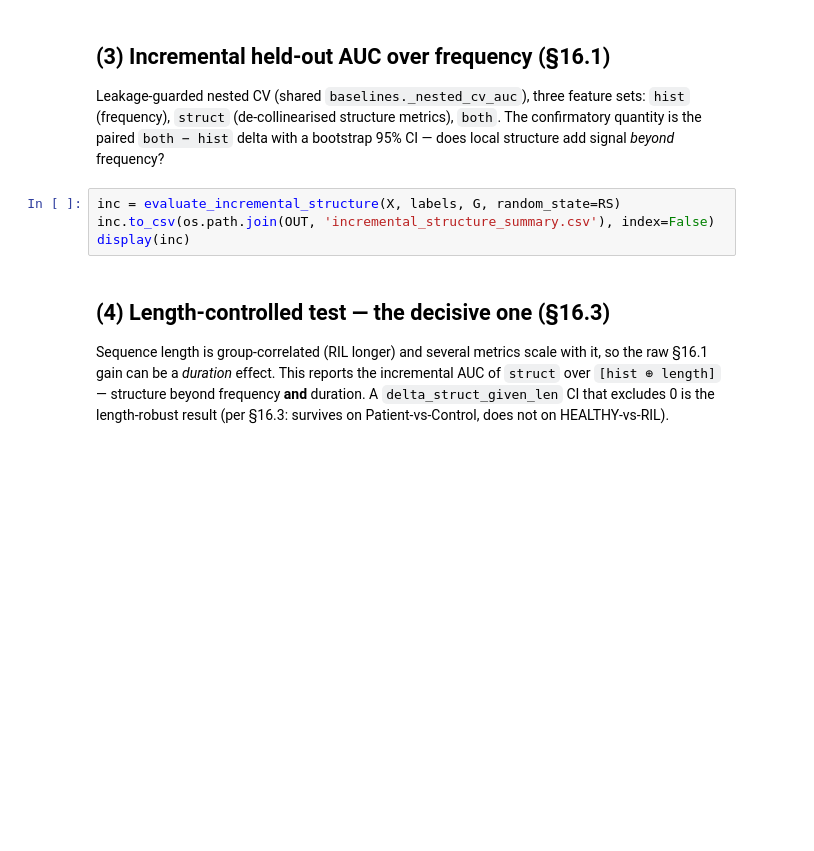
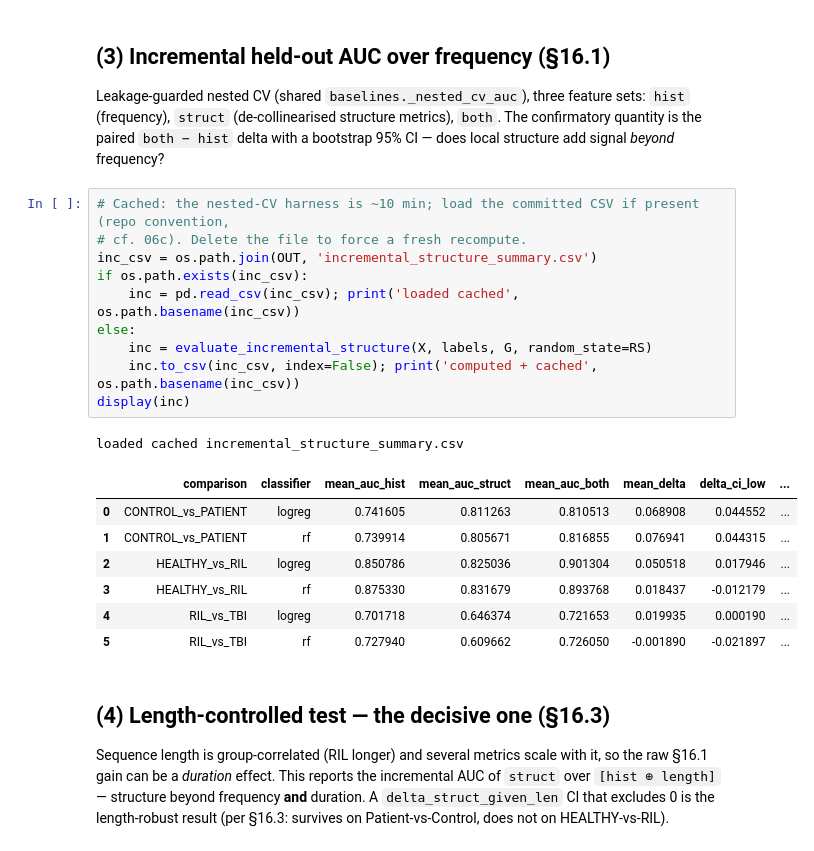
Before and after one commit to samperochon/smartflat, a Jupyter notebook: notebooks/06h_structure_metrics.ipynb, the cells around one changed output. Drawn from its saved outputs; the diff is of its cells as text; blank space fills up the shorter version.

```diff
--- a/notebooks/06h_structure_metrics.ipynb
+++ b/notebooks/06h_structure_metrics.ipynb
@@ -75,9 +106,24 @@ Leakage-guarded nested CV (shared `baselines._nested_cv_auc`), three feature set
 confirmatory quantity is the paired `both − hist` delta with a bootstrap 95% CI — does
 local structure add signal *beyond* frequency?
 # %%
-inc = evaluate_incremental_structure(X, labels, G, random_state=RS)
-inc.to_csv(os.path.join(OUT, 'incremental_structure_summary.csv'), index=False)
+# Cached: the nested-CV harness is ~10 min; load the committed CSV if present (repo convention,
+# cf. 06c). Delete the file to force a fresh recompute.
+inc_csv = os.path.join(OUT, 'incremental_structure_summary.csv')
+if os.path.exists(inc_csv):
+    inc = pd.read_csv(inc_csv); print('loaded cached', os.path.basename(inc_csv))
+else:
+    inc = evaluate_incremental_structure(X, labels, G, random_state=RS)
+    inc.to_csv(inc_csv, index=False); print('computed + cached', os.path.basename(inc_csv))
 display(inc)
+# %% [output]
+loaded cached incremental_structure_summary.csv
+|  | comparison | classifier | mean_auc_hist | mean_auc_struct | mean_auc_both | mean_delta | delta_ci_low | ... |
+| 0 | CONTROL_vs_PATIENT | logreg | 0.741605 | 0.811263 | 0.810513 | 0.068908 | 0.044552 | ... |
+| 1 | CONTROL_vs_PATIENT | rf | 0.739914 | 0.805671 | 0.816855 | 0.076941 | 0.044315 | ... |
+| 2 | HEALTHY_vs_RIL | logreg | 0.850786 | 0.825036 | 0.901304 | 0.050518 | 0.017946 | ... |
+| 3 | HEALTHY_vs_RIL | rf | 0.875330 | 0.831679 | 0.893768 | 0.018437 | -0.012179 | ... |
+| 4 | RIL_vs_TBI | logreg | 0.701718 | 0.646374 | 0.721653 | 0.019935 | 0.000190 | ... |
+| 5 | RIL_vs_TBI | rf | 0.727940 | 0.609662 | 0.726050 | -0.001890 | -0.021897 | ... |
 # %% [markdown]
 ## (4) Length-controlled test — the decisive one (§16.3)
 
```
Also changed, not shown: parts of 7 cells of this notebook, 1 other file.
